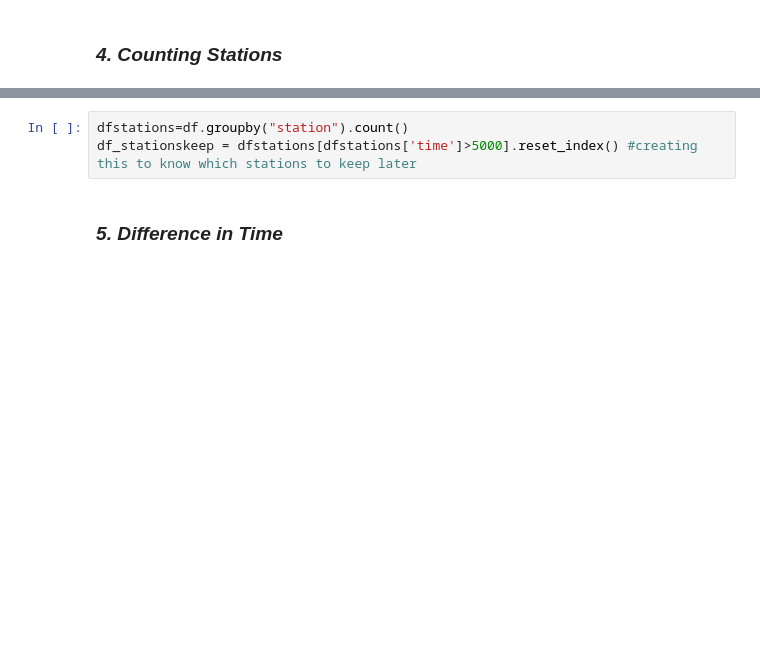
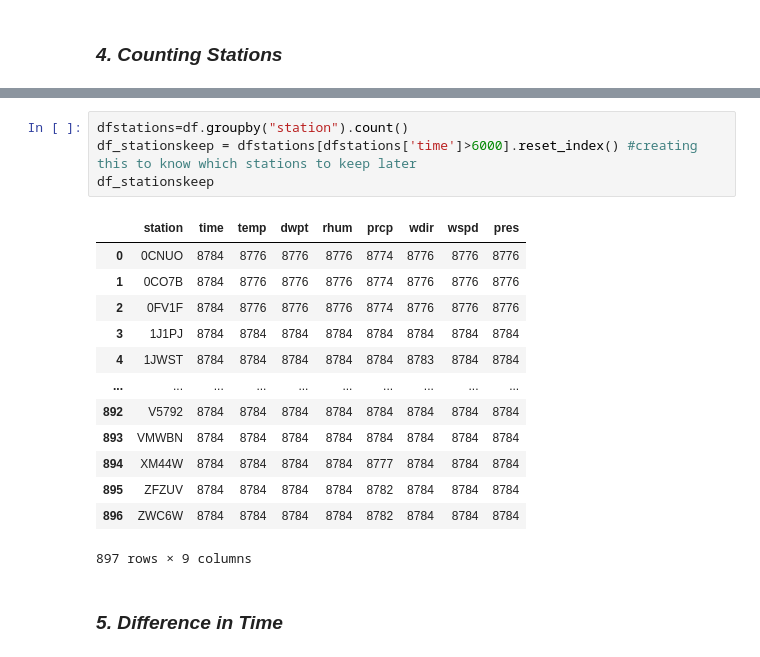
Before and after one commit to Pkeet99/Weatherman, a Jupyter notebook: data_cleaning/initial_cleaning.ipynb, the cells around one changed output, grey strips where cells are left out. Drawn from its saved outputs; the diff is of its cells as text; blank space fills up the shorter version.

```diff
--- a/data_cleaning/initial_cleaning.ipynb
+++ b/data_cleaning/initial_cleaning.ipynb
@@ -107,6 +107,21 @@ df.groupby("station").count() #clearly some stations are missing
 # %%
 dfstations=df.groupby("station").count()
-df_stationskeep = dfstations[dfstations['time']>5000].reset_index() #creating this to know which stations to keep later
+df_stationskeep = dfstations[dfstations['time']>6000].reset_index() #creating this to know which stations to keep later
+df_stationskeep
+# %% [output]
+|  | station | time | temp | dwpt | rhum | prcp | wdir | wspd | pres |
+| 0 | 0CNUO | 8784 | 8776 | 8776 | 8776 | 8774 | 8776 | 8776 | 8776 |
+| 1 | 0CO7B | 8784 | 8776 | 8776 | 8776 | 8774 | 8776 | 8776 | 8776 |
+| 2 | 0FV1F | 8784 | 8776 | 8776 | 8776 | 8774 | 8776 | 8776 | 8776 |
+| 3 | 1J1PJ | 8784 | 8784 | 8784 | 8784 | 8784 | 8784 | 8784 | 8784 |
+| 4 | 1JWST | 8784 | 8784 | 8784 | 8784 | 8784 | 8783 | 8784 | 8784 |
+| ... | ... | ... | ... | ... | ... | ... | ... | ... | ... |
+| 892 | V5792 | 8784 | 8784 | 8784 | 8784 | 8784 | 8784 | 8784 | 8784 |
+| 893 | VMWBN | 8784 | 8784 | 8784 | 8784 | 8784 | 8784 | 8784 | 8784 |
+| 894 | XM44W | 8784 | 8784 | 8784 | 8784 | 8777 | 8784 | 8784 | 8784 |
+| 895 | ZFZUV | 8784 | 8784 | 8784 | 8784 | 8782 | 8784 | 8784 | 8784 |
+| 896 | ZWC6W | 8784 | 8784 | 8784 | 8784 | 8782 | 8784 | 8784 | 8784 |
+897 rows × 9 columns
 # %% [markdown]
 ### _5. Difference in Time_
 # %%
```
Also changed, not shown: parts of 19 cells of this notebook, 7 other files.
